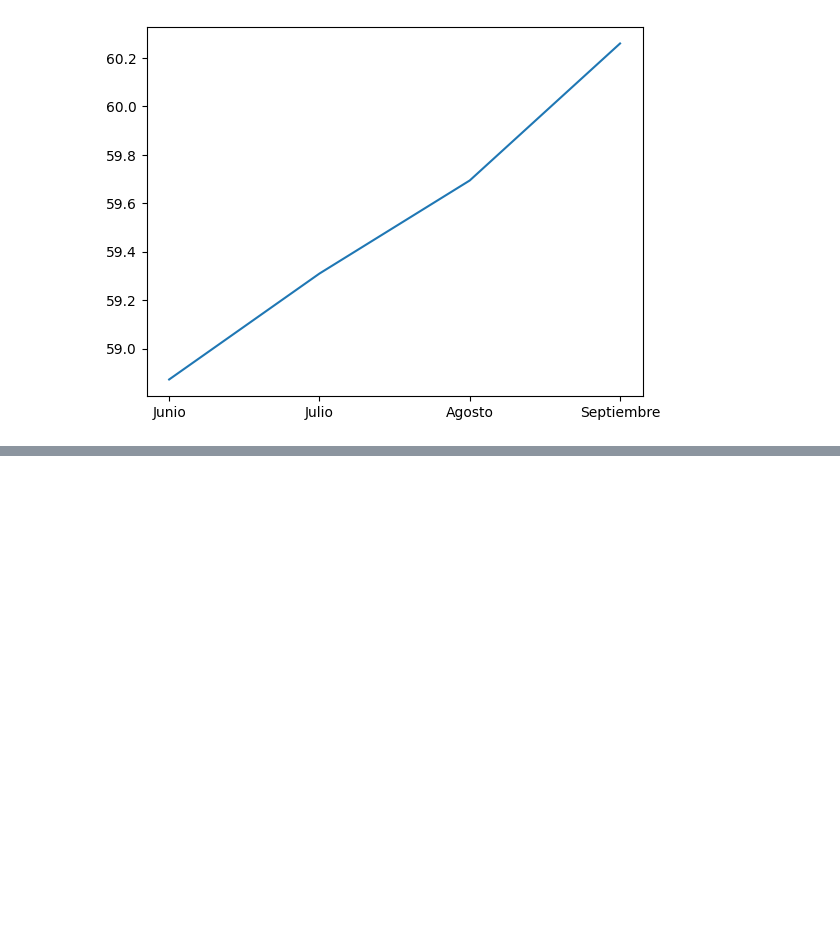
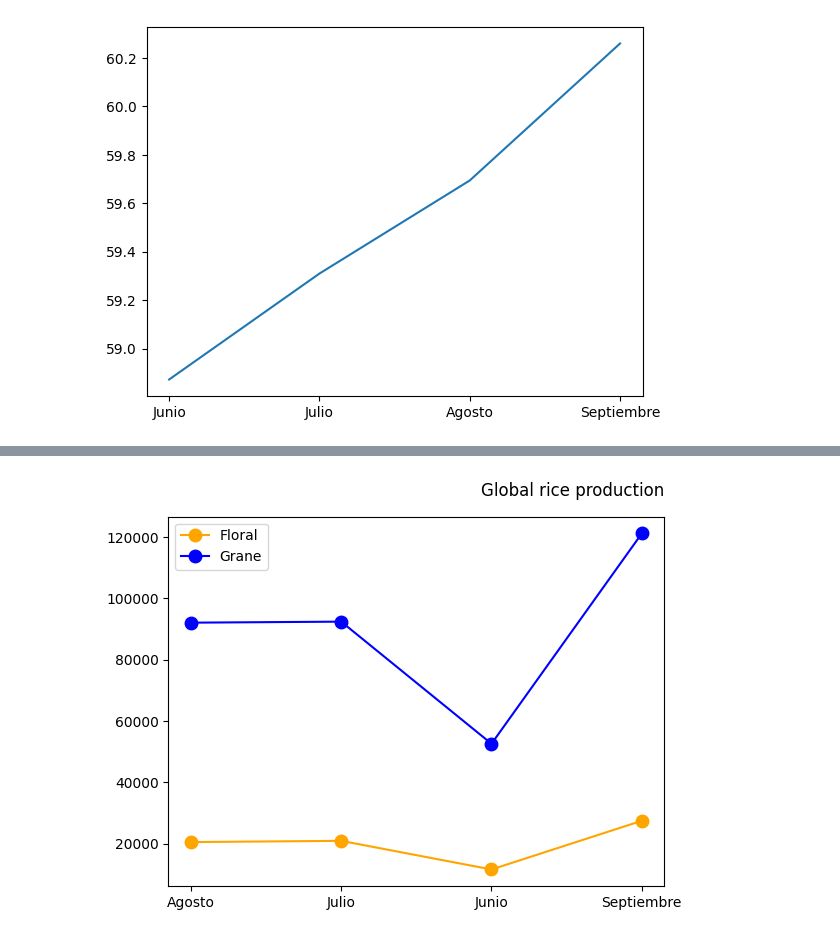
Before and after one commit to EmilianaSeltzer/Exercises_with_Pandas_Functions, a Jupyter notebook: Matplot_rice_graph.ipynb, the cells around one changed output, grey strips where cells are left out. Saved outputs shown, nothing was run; the diff lists cells and outputs as text; code cells hidden in the pictures; blank space fills up the shorter version.

```diff
--- a/Matplot_rice_graph.ipynb
+++ b/Matplot_rice_graph.ipynb
@@ -101,0 +102,8 @@ plt.show()
+# %%
+plt.plot(df_groupbysum.prod_floral,ls="-",marker="o",color="orange",markersize =9,label ='Floral')
+plt.plot(df_groupbysum.prod_grano,ls="-",marker="o",color="blue",markersize =9, label ='Grane')
+plt.title('Global rice production',loc= 'right', pad = 15)
+plt.legend()
+plt.show()
+# %% [output]
+[figure, added]
```
Also changed, not shown: parts of 15 cells of this notebook.
